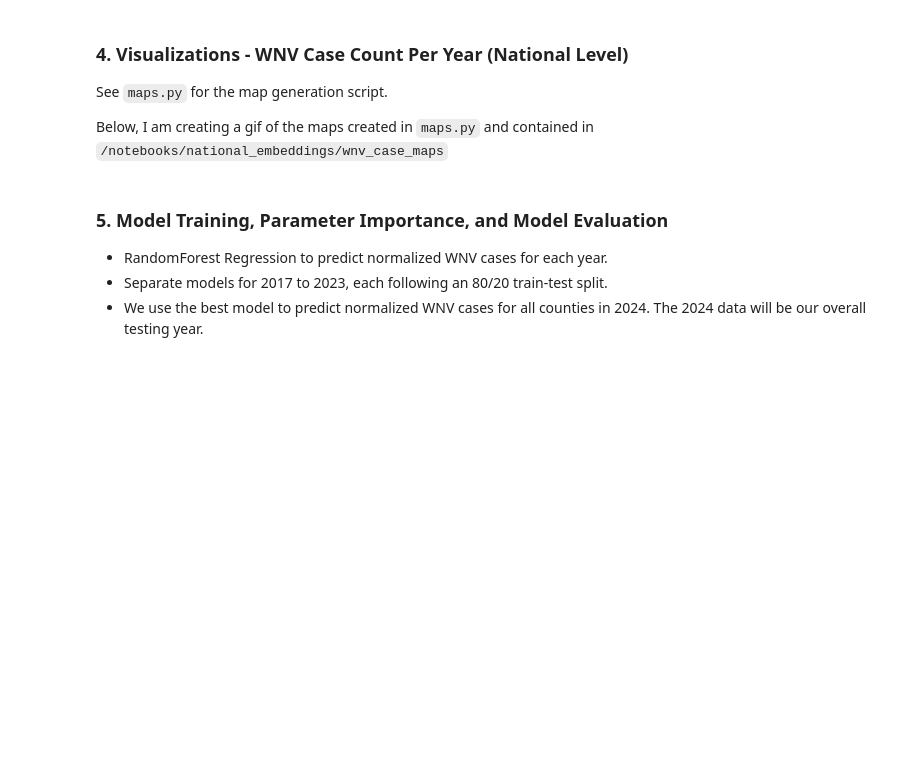
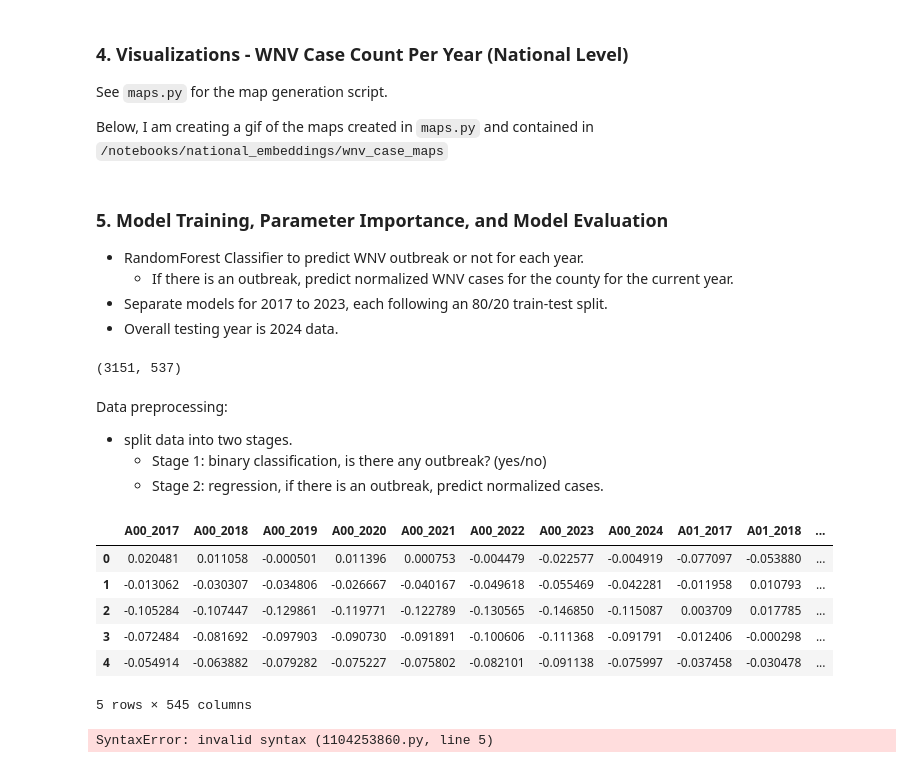
Before and after one commit to Amoreno73/wnv_embeddings, a Jupyter notebook: notebooks/national_embeddings/wnv_analysis.ipynb, the cells around one changed output. Drawn from its saved outputs; the diff is of its cells as text; code cells hidden in the pictures; blank space fills up the shorter version.

Commit message:
model training

```diff
--- a/notebooks/national_embeddings/wnv_analysis.ipynb
+++ b/notebooks/national_embeddings/wnv_analysis.ipynb
@@ -768,6 +767,62 @@ images[0].save('../national_embeddings/norm_wnv_case_maps/norm_cases_2017_to_202
 # %% [markdown]
 ### 5. Model Training, Parameter Importance, and Model Evaluation
 
-* RandomForest Regression to predict normalized WNV cases for each year.
+* RandomForest Classifier to predict WNV outbreak or not for each year.
+	* If there is an outbreak, predict normalized WNV cases for the county for the current year.
 * Separate models for 2017 to 2023, each following an 80/20 train-test split.
-* We use the best model to predict normalized WNV cases for all counties in 2024. The 2024 data will be our overall testing year.
+* Overall testing year is 2024 data.
+# %%
+df_all = pd.read_csv("./national_wnv_case_data/all_data_normalized.csv")
+df_all.shape
+# %% [output]
+(3151, 537)
+# %% [markdown]
+Data preprocessing:
+* split data into two stages.
+	* Stage 1: binary classification, is there any outbreak? (yes/no)
+	* Stage 2: regression, if there is an outbreak, predict normalized cases.
+# %%
+for year in range(2017, 2025):
+  df_all[f"has_cases_{year}"] = (df_all[f"Cases_{year}"] > 0).astype(int)
+
+# make sure all geoids are 5 digits with trailing 0s if needed
+df_all["GEOID"] = df_all["GEOID"].astype(str).str.zfill(5)
+df_all.head()
+# %% [output]
+|  | A00_2017 | A00_2018 | A00_2019 | A00_2020 | A00_2021 | A00_2022 | A00_2023 | A00_2024 | A01_2017 | A01_2018 | ... |
+| 0 | 0.020481 | 0.011058 | -0.000501 | 0.011396 | 0.000753 | -0.004479 | -0.022577 | -0.004919 | -0.077097 | -0.053880 | ... |
+| 1 | -0.013062 | -0.030307 | -0.034806 | -0.026667 | -0.040167 | -0.049618 | -0.055469 | -0.042281 | -0.011958 | 0.010793 | ... |
+| 2 | -0.105284 | -0.107447 | -0.129861 | -0.119771 | -0.122789 | -0.130565 | -0.146850 | -0.115087 | 0.003709 | 0.017785 | ... |
+| 3 | -0.072484 | -0.081692 | -0.097903 | -0.090730 | -0.091891 | -0.100606 | -0.111368 | -0.091791 | -0.012406 | -0.000298 | ... |
+| 4 | -0.054914 | -0.063882 | -0.079282 | -0.075227 | -0.075802 | -0.082101 | -0.091138 | -0.075997 | -0.037458 | -0.030478 | ... |
+5 rows × 545 columns
+# %%
+def prepare_stages_data(year, df=df_all):
+	# get embedding columns for current year only
+	# this will make up the features matrix
+	year_embedding_cols = [c for c in df.columns if c.startswith('A') and c.endswith(f'_{year}')]
+	# defining the target columns for classification and regression
+	binary_target = f"has_cases_{year}"
+	reg_target = f"Normalized_{year}"
+
+	# STAGE 1: Binary Classification (all samples)
+	stage1_X = df[year_embedding_cols].values
+	stage1_y = df[binary_target].values.astype(int)
+
+	# STAGE 2: Regression (only samples with an outbreak)
+	df_outbreak = df[df[binary_target] == 1].copy()
+	# if we have any outbreaks on the current county, get embedding columns
+	# if not then append empty array for it
+	stage2_X = df_outbreak[year_embedding_cols].values if len(df_outbreak) > 0 else np.array([])
+	stage2_y = df_outbreak[reg_target].values if len(df_outbreak) > 0 else np.array([])
+
+	return {
+		'stage1_X': stage1_X,
+		'stage1_y': stage1_y,
+		'stage2_X': stage2_X,
+		'stage2_y': stage2_y,
+		'geoids': df["GEOID"].values,
+		'outbreak_geoids': df_outbreak["GEOID"].values if len(df_outbreak) > 0 else np.array([])
+	}
+# %% [output]
+SyntaxError: invalid syntax (1104253860.py, line 5)
```
Also changed, not shown: parts of 2 cells of this notebook.
